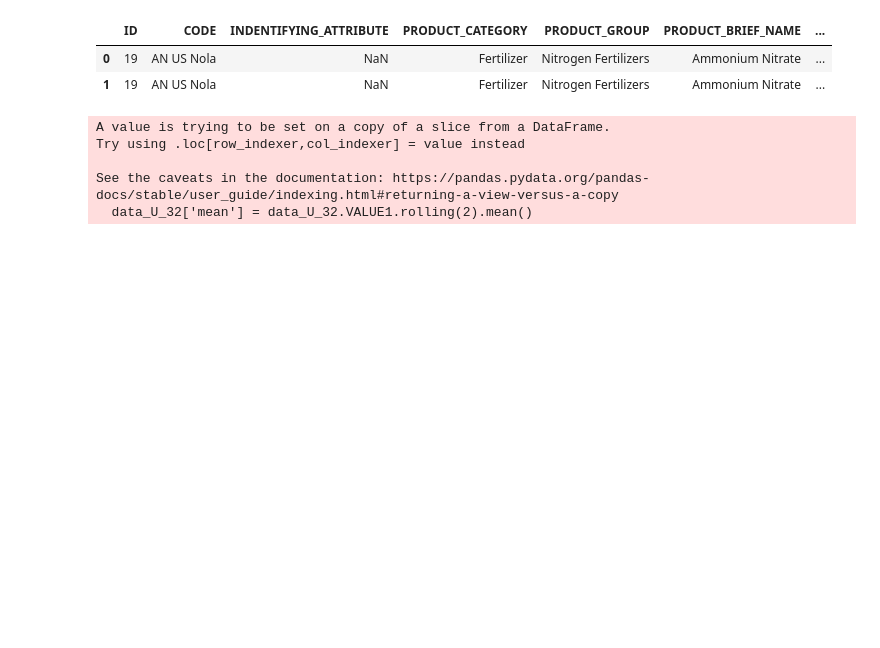
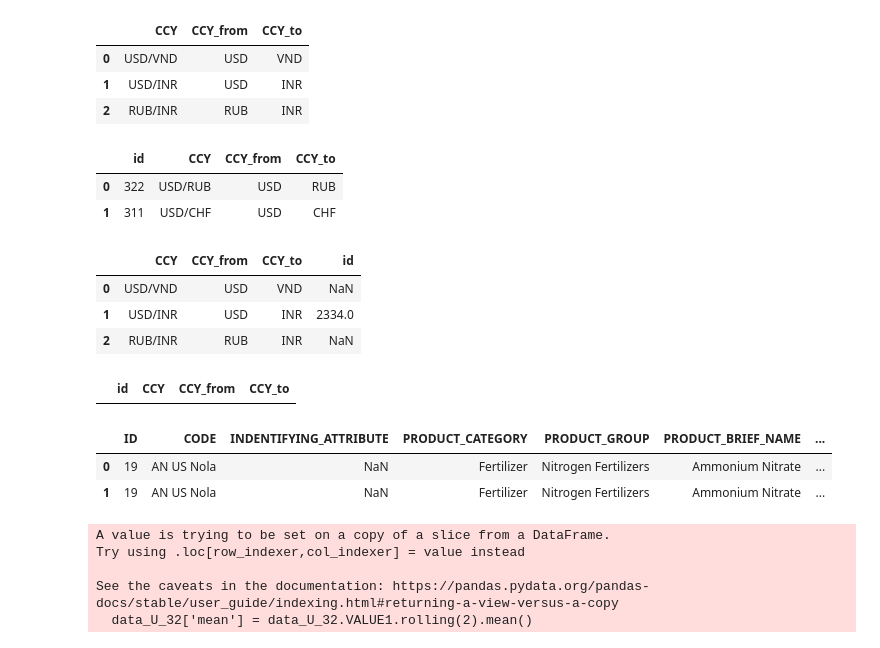
Before and after one commit to Lirollel/Work_AIM_Jupyter-Python-Pandas, a Jupyter notebook: Volatility/Prices.ipynb, the cells around one changed output. Drawn from its saved outputs; the diff is of its cells as text; code cells hidden in the pictures; blank space fills up the shorter version.

```diff
--- a/Volatility/Prices.ipynb
+++ b/Volatility/Prices.ipynb
@@ -29,2 +36,39 @@ from Defs import export_from_WHWEEK
+# %%
+string = '''
+USD/VND
+USD/INR
+RUB/INR
+'''
+string_list = string.strip().split('\n')
+CCY_df = pd.DataFrame({'CCY':string_list})
+CCY_df['CCY_from'] = CCY_df.CCY.str[:3]
+CCY_df['CCY_to'] = CCY_df.CCY.str[4:]
+CCY_df
+# %% [output]
+|  | CCY | CCY_from | CCY_to |
+| 0 | USD/VND | USD | VND |
+| 1 | USD/INR | USD | INR |
+| 2 | RUB/INR | RUB | INR |
+# %%
+data_CCY_map = pd.read_csv('C:\\Users\\KlimovaAnnaA\\Documents\\MyFiles\\Projects\\OCP\\Методология\\CCY_mapping.csv')
+data_CCY_map.head(2)
+# %% [output]
+|  | id | CCY | CCY_from | CCY_to |
+| 0 | 322 | USD/RUB | USD | RUB |
+| 1 | 311 | USD/CHF | USD | CHF |
+# %%
+CCY_df['id'] = CCY_df.merge(data_CCY_map, on='CCY', how='left')['id']
+CCY_df
+# %% [output]
+|  | CCY | CCY_from | CCY_to | id |
+| 0 | USD/VND | USD | VND | NaN |
+| 1 | USD/INR | USD | INR | 2334.0 |
+| 2 | RUB/INR | RUB | INR | NaN |
+# %%
+data_USD_RUB = data_CCY_map[(data_CCY_map['CCY_to']=="RUB")&(data_CCY_map['CCY_from']=="USD")]
+CCY_df = pd.concat([CCY_df, data_USD_RUB])
+data_CCY_map[(data_CCY_map['CCY_from']=="VND")]
+# %% [output]
+|  | id | CCY | CCY_from | CCY_to |
 # %%
 data = pd.read_excel('US_Nola_fertilizers_2010-2024 (1).xlsx')
```
Also changed, not shown: parts of 3 cells of this notebook, 7 other files.
